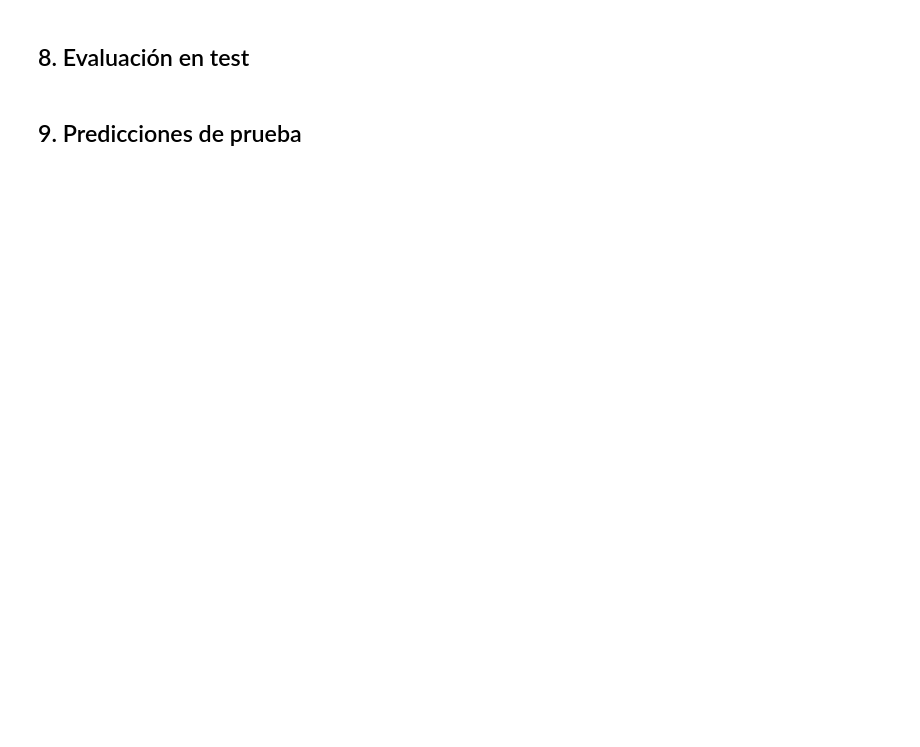
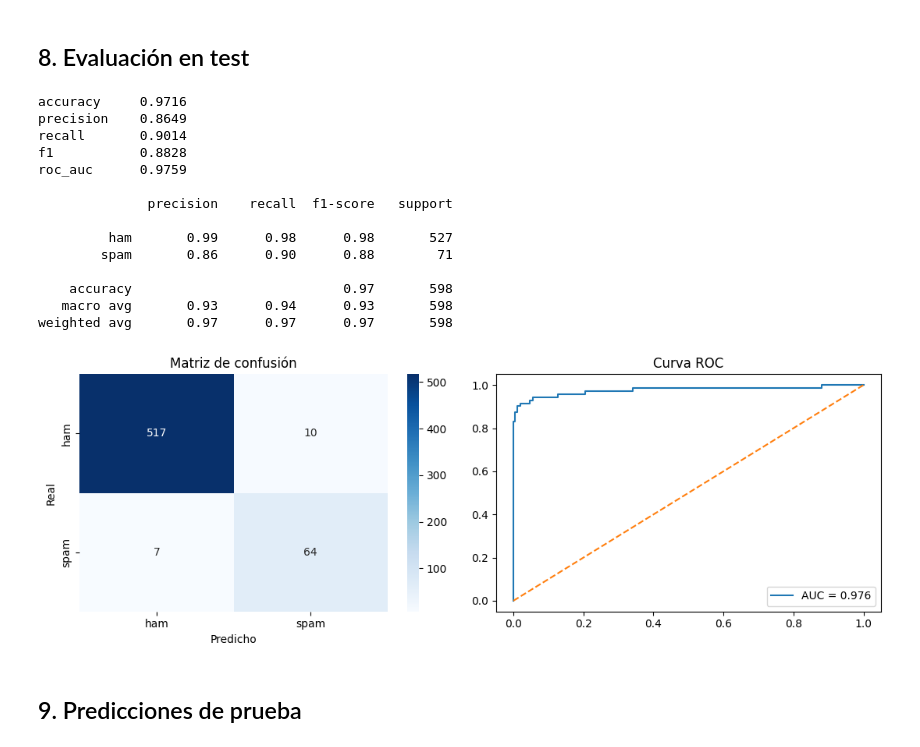
Before and after one commit to judynatalialopez/modelo_spam-, a Jupyter notebook: notebook_spam_es.ipynb, the cells around one changed output. Cells and saved outputs as stored; diff of their text form; code cells hidden in the pictures; blank space fills up the shorter version.

```diff
--- a/notebook_spam_es.ipynb
+++ b/notebook_spam_es.ipynb
@@ -181,17 +305,40 @@ plt.tight_layout(); plt.show()
 # %% [markdown]
 ## 8. Evaluación en test
 # %%
+# Definimos la función auxiliar localmente para evitar el NameError si no se ejecutó la celda anterior
+def make_ds(X, y=None, shuffle=False):
+    t = tf.constant(X, dtype=tf.string)
+    ds = tf.data.Dataset.from_tensor_slices((t, y.astype("float32")) if y is not None else t)
+    if shuffle: ds = ds.shuffle(len(X), seed=SEED)
+    return ds.batch(32).prefetch(1)
+
 proba = model.predict(make_ds(X_test), verbose=0).ravel()
 pred = (proba >= THRESHOLD).astype(int)
 metrics = {"accuracy": accuracy_score(y_test, pred), "precision": precision_score(y_test, pred),
            "recall": recall_score(y_test, pred), "f1": f1_score(y_test, pred), "roc_auc": roc_auc_score(y_test, proba)}
 print(pd.Series(metrics).round(4).to_string()); print()
 print(classification_report(y_test, pred, target_names=["ham", "spam"]))
 fig, ax = plt.subplots(1, 2, figsize=(11, 4))
 sns.heatmap(confusion_matrix(y_test, pred), annot=True, fmt="d", cmap="Blues", ax=ax[0], xticklabels=["ham", "spam"], yticklabels=["ham", "spam"])
 ax[0].set_title("Matriz de confusión"); ax[0].set_xlabel("Predicho"); ax[0].set_ylabel("Real")
 fpr, tpr, _ = roc_curve(y_test, proba); ax[1].plot(fpr, tpr, label=f"AUC = {metrics['roc_auc']:.3f}"); ax[1].plot([0, 1], [0, 1], "--")
 ax[1].set_title("Curva ROC"); ax[1].legend(); plt.tight_layout(); plt.show()
+# %% [output]
+accuracy     0.9716
+precision    0.8649
+recall       0.9014
+f1           0.8828
+roc_auc      0.9759
+
+              precision    recall  f1-score   support
+
+         ham       0.99      0.98      0.98       527
+        spam       0.86      0.90      0.88        71
+
+    accuracy                           0.97       598
+   macro avg       0.93      0.94      0.93       598
+weighted avg       0.97      0.97      0.97       598
+[figure, added]
 # %% [markdown]
 ## 9. Predicciones de prueba
 # %%
```
Also changed, not shown: parts of 11 cells of this notebook.
